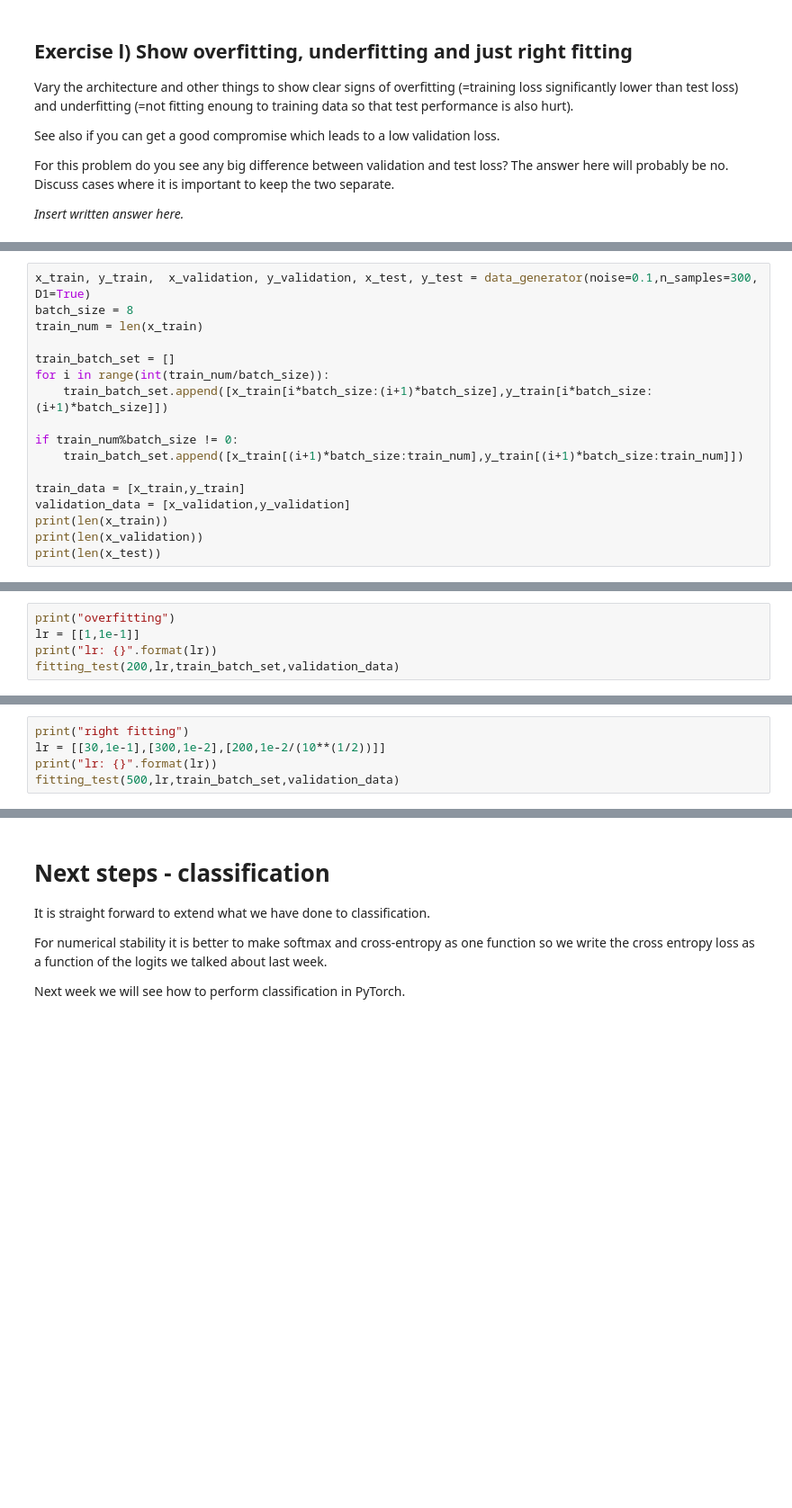
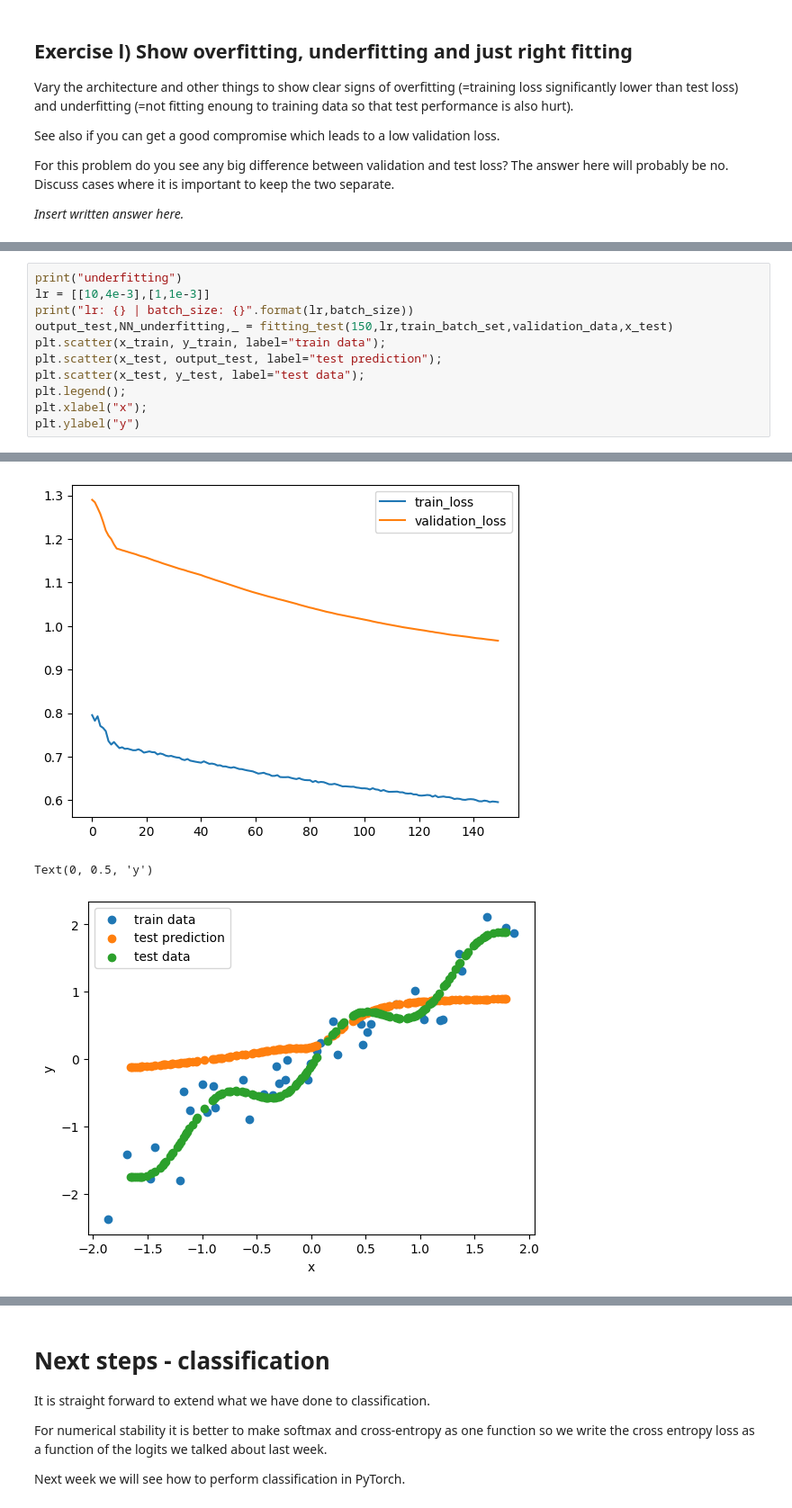
Before and after one commit to ChuhanZhou/02456-deep-learning-with-PyTorch, a Jupyter notebook: 2_Feedforward_Python/2.1-EXE-FNN-AutoDif-Nanograd.ipynb, the cells around one changed output, grey strips where cells are left out. Shown at 90% size. Drawn from its saved outputs; the diff is of its cells as text; blank space fills up the shorter version.

```diff
--- a/2_Feedforward_Python/2.1-EXE-FNN-AutoDif-Nanograd.ipynb
+++ b/2_Feedforward_Python/2.1-EXE-FNN-AutoDif-Nanograd.ipynb
@@ -1112,17 +1241,0 @@ def fitting_test(EPOCHS = 100, LEARN_R_List = [[1000,1e-3]],train_batch_data=[],
-# %%
-x_train, y_train,  x_validation, y_validation, x_test, y_test = data_generator(noise=0.1,n_samples=300, D1=True)
-batch_size = 8
-train_num = len(x_train)
-
-train_batch_set = []
-for i in range(int(train_num/batch_size)):
-    train_batch_set.append([x_train[i*batch_size:(i+1)*batch_size],y_train[i*batch_size:(i+1)*batch_size]])
-
-if train_num%batch_size != 0:
-    train_batch_set.append([x_train[(i+1)*batch_size:train_num],y_train[(i+1)*batch_size:train_num]])
-
-train_data = [x_train,y_train]
-validation_data = [x_validation,y_validation]
-print(len(x_train))
-print(len(x_validation))
-print(len(x_test))
@@ -1133,5 +1241,0 @@ print(len(x_test))
-# %%
-print("overfitting")
-lr = [[1,1e-1]]
-print("lr: {}".format(lr))
-fitting_test(200,lr,train_batch_set,validation_data)
@@ -1157,5 +1241,0 @@ underfitting
-# %%
-print("right fitting")
-lr = [[30,1e-1],[300,1e-2],[200,1e-2/(10**(1/2))]]
-print("lr: {}".format(lr))
-fitting_test(500,lr,train_batch_set,validation_data)
@@ -1175,0 +1308,12 @@ lr: [[50, 0.1], [300, 0.01], [200, 0.0031622776601683794]]
+# %%
+print("underfitting")
+lr = [[10,4e-3],[1,1e-3]]
+print("lr: {} | batch_size: {}".format(lr,batch_size))
+output_test,NN_underfitting,_ = fitting_test(150,lr,train_batch_set,validation_data,x_test)
+plt.scatter(x_train, y_train, label="train data");
+plt.scatter(x_test, output_test, label="test prediction");
+plt.scatter(x_test, y_test, label="test data");
+plt.legend();
+plt.xlabel("x");
+plt.ylabel("y")
+# %% [output]
@@ -1175,0 +1333,3 @@ lr: [[50, 0.1], [300, 0.01], [200, 0.0031622776601683794]]
+[figure, added]
+Text(0, 0.5, 'y')
+[figure, added]
```
Also changed, not shown: parts of 23 cells of this notebook, 1 other file.
